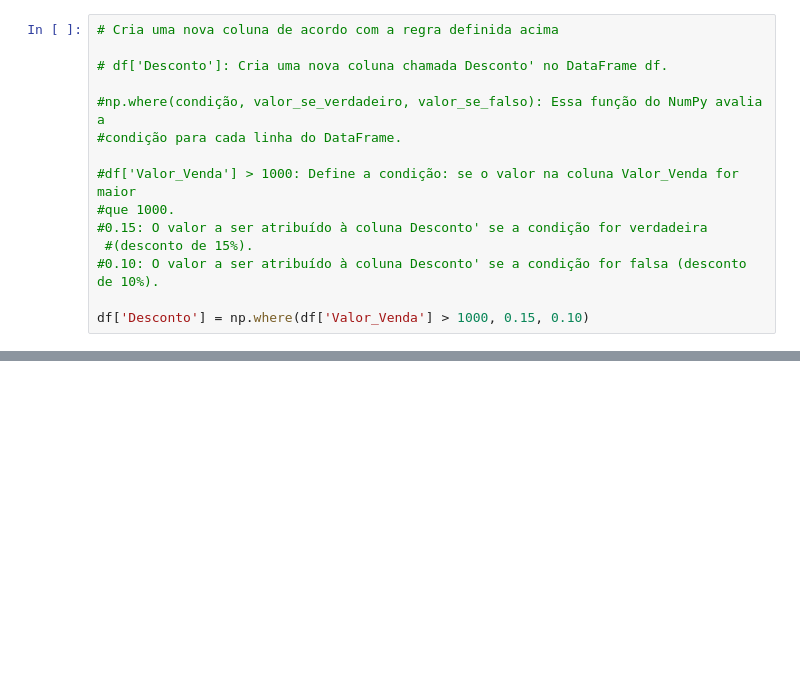
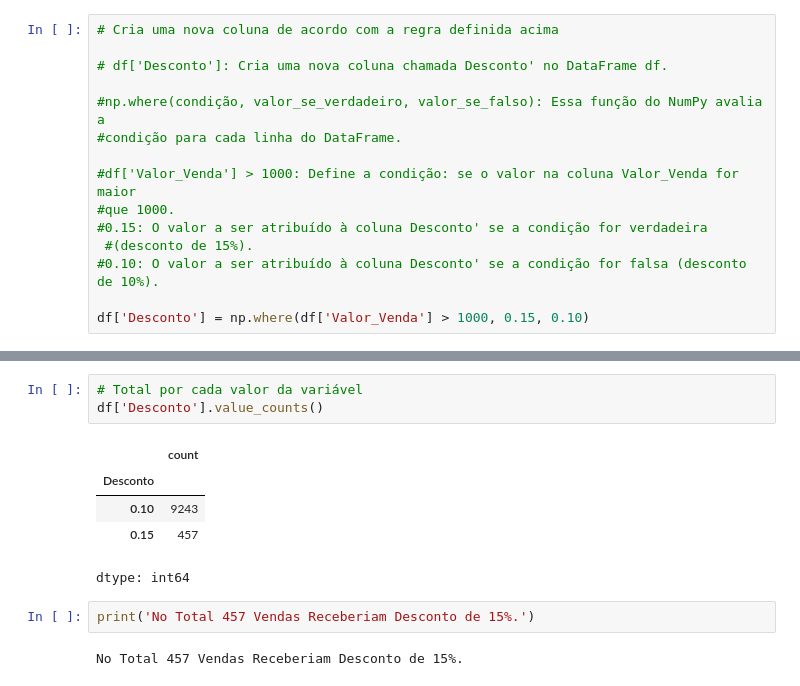
Before and after one commit to condorsegura/Phishing-, a Jupyter notebook: Untitled6.ipynb, the cells around one changed output, grey strips where cells are left out. Drawn from its saved outputs; the diff is of its cells as text; blank space fills up the shorter version.

```diff
--- a/Untitled6.ipynb
+++ b/Untitled6.ipynb
@@ -475,0 +485,13 @@ df['Desconto'] = np.where(df['Valor_Venda'] > 1000, 0.15, 0.10)
+# %%
+# Total por cada valor da variável
+df['Desconto'].value_counts()
+# %% [output]
+|  | count |
+| Desconto |  |
+| 0.10 | 9243 |
+| 0.15 | 457 |
+dtype: int64
+# %%
+print('No Total 457 Vendas Receberiam Desconto de 15%.')
+# %% [output]
+No Total 457 Vendas Receberiam Desconto de 15%.
```
Also changed, not shown: parts of 11 cells of this notebook.
